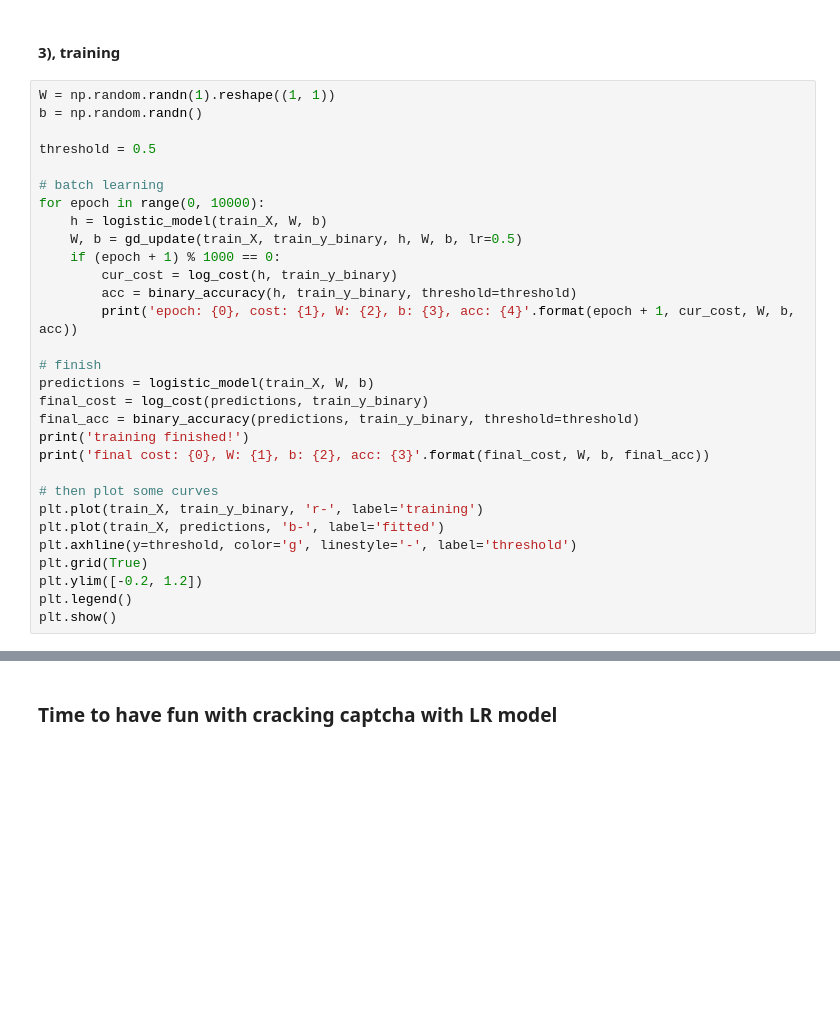
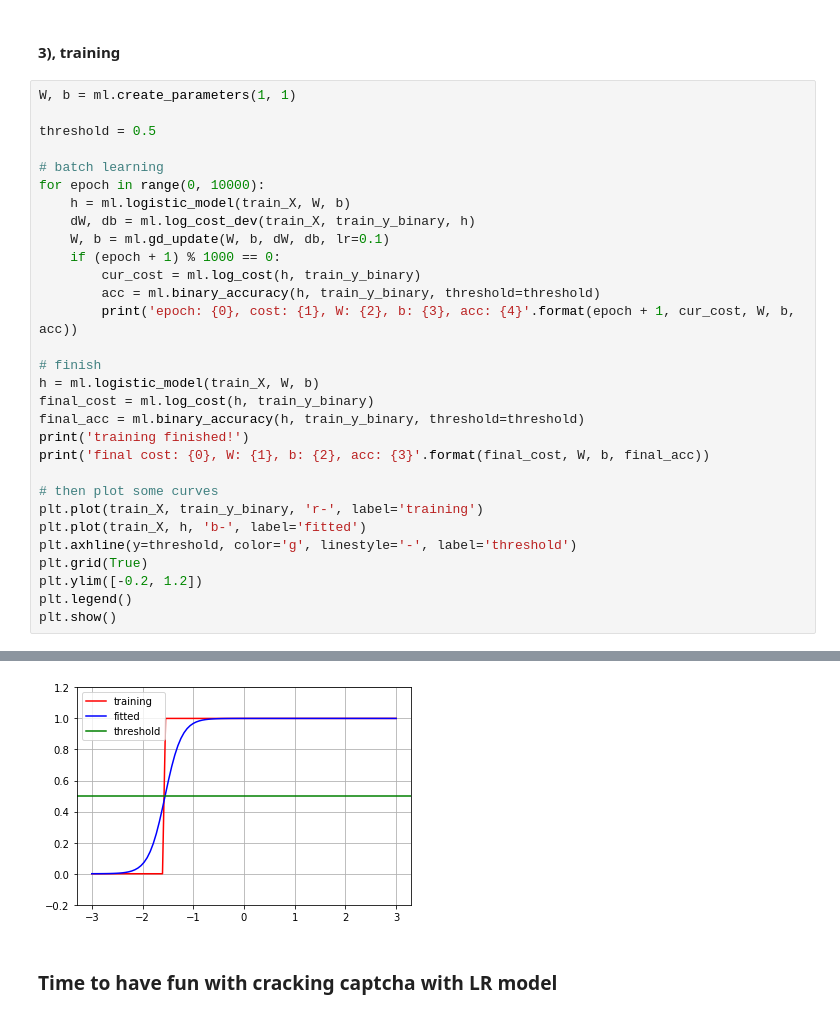
Before and after one commit to hdup/mlc, a Jupyter notebook: stage-1-anti-captcha/c02-linear-model-walk-through.ipynb, the cells around one changed output, grey strips where cells are left out. Saved outputs shown, nothing was run; the diff lists cells and outputs as text; blank space fills up the shorter version.

```diff
--- a/stage-1-anti-captcha/c02-linear-model-walk-through.ipynb
+++ b/stage-1-anti-captcha/c02-linear-model-walk-through.ipynb
@@ -120,32 +86,33 @@ train_y_binary = np.array([1.0 if i > 0.5 else 0 for i in train_y]).reshape(samp
 # %% [markdown]
 #### 3), training
 # %%
-W = np.random.randn(1).reshape((1, 1))
-b = np.random.randn()
+W, b = ml.create_parameters(1, 1)
 
 threshold = 0.5
 
 # batch learning
 for epoch in range(0, 10000):
-    h = logistic_model(train_X, W, b)
-    W, b = gd_update(train_X, train_y_binary, h, W, b, lr=0.5)
+    h = ml.logistic_model(train_X, W, b)
+    dW, db = ml.log_cost_dev(train_X, train_y_binary, h)
+    W, b = ml.gd_update(W, b, dW, db, lr=0.1)
     if (epoch + 1) % 1000 == 0:
-        cur_cost = log_cost(h, train_y_binary)
-        acc = binary_accuracy(h, train_y_binary, threshold=threshold)
+        cur_cost = ml.log_cost(h, train_y_binary)
+        acc = ml.binary_accuracy(h, train_y_binary, threshold=threshold)
         print('epoch: {0}, cost: {1}, W: {2}, b: {3}, acc: {4}'.format(epoch + 1, cur_cost, W, b, acc))
 
 # finish
-predictions = logistic_model(train_X, W, b)
-final_cost = log_cost(predictions, train_y_binary)
-final_acc = binary_accuracy(predictions, train_y_binary, threshold=threshold)
+h = ml.logistic_model(train_X, W, b)
+final_cost = ml.log_cost(h, train_y_binary)
+final_acc = ml.binary_accuracy(h, train_y_binary, threshold=threshold)
 print('training finished!')
 print('final cost: {0}, W: {1}, b: {2}, acc: {3}'.format(final_cost, W, b, final_acc))
 
 # then plot some curves
 plt.plot(train_X, train_y_binary, 'r-', label='training')
-plt.plot(train_X, predictions, 'b-', label='fitted')
+plt.plot(train_X, h, 'b-', label='fitted')
 plt.axhline(y=threshold, color='g', linestyle='-', label='threshold')
 plt.grid(True)
 plt.ylim([-0.2, 1.2])
 plt.legend()
 plt.show()
+# %% [output]
@@ -152,3 +131,4 @@ plt.show()
+[figure, added]
 # %% [markdown]
 ### Time to have fun with cracking captcha with LR model
 # %% [markdown]
```
Also changed, not shown: parts of 16 cells of this notebook, 2 other files.
